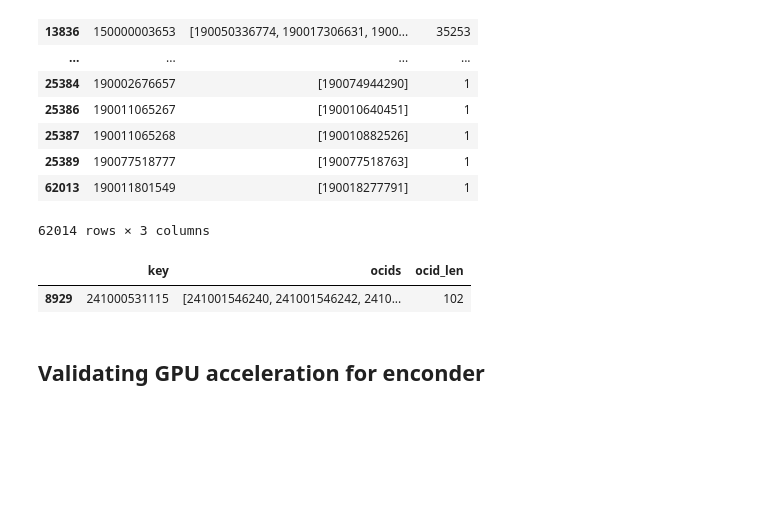
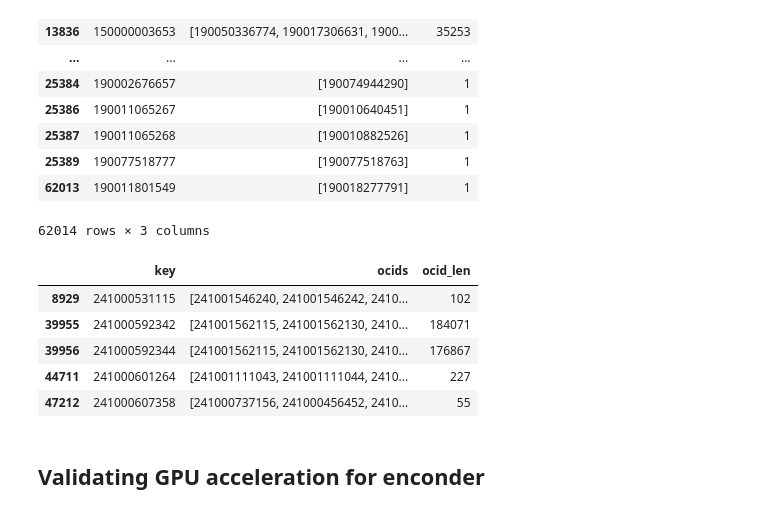
Before and after one commit to TIAGOOOLIVEIRA/vector-search-tree-path-embedded-ANN-algorithms-DB-plugins, a Jupyter notebook: vector-search-tree-path-embedded-ANN-algorithms-DB-plugins.ipynb, the cells around one changed output. Saved outputs shown, nothing was run; the diff lists cells and outputs as text; code cells hidden in the pictures; blank space fills up the shorter version.

```diff
--- a/vector-search-tree-path-embedded-ANN-algorithms-DB-plugins.ipynb
+++ b/vector-search-tree-path-embedded-ANN-algorithms-DB-plugins.ipynb
@@ -470,10 +480,14 @@ df_nested_list.sort_values(by='ocid_len', ascending=False)
 | 62013 | 190011801549 | [190018277791] | 1 |
 62014 rows × 3 columns
 # %%
-df_nested_list[df_nested_list['key'] == '241000531115']
+df_nested_list[df_nested_list['key'] .isin(['241000592342','241000592344','241000607358','241000531115','241000601264'])]
 # %% [output]
 |  | key | ocids | ocid_len |
 | 8929 | 241000531115 | [241001546240, 241001546242, 2410... | 102 |
+| 39955 | 241000592342 | [241001562115, 241001562130, 2410... | 184071 |
+| 39956 | 241000592344 | [241001562115, 241001562130, 2410... | 176867 |
+| 44711 | 241000601264 | [241001111043, 241001111044, 2410... | 227 |
+| 47212 | 241000607358 | [241000737156, 241000456452, 2410... | 55 |
 # %%
 #opensearch query for large list of ocids
 
```
Also changed, not shown: parts of 9 cells of this notebook.
